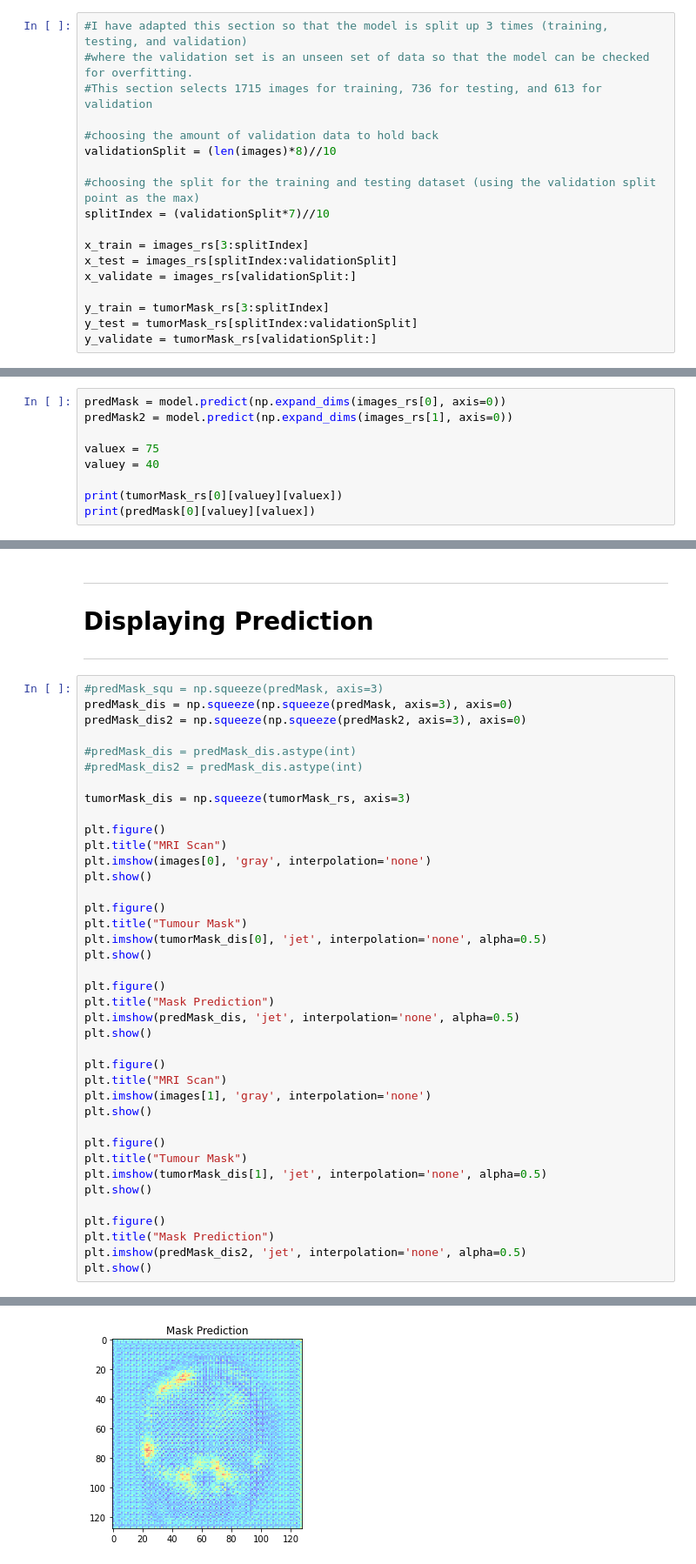
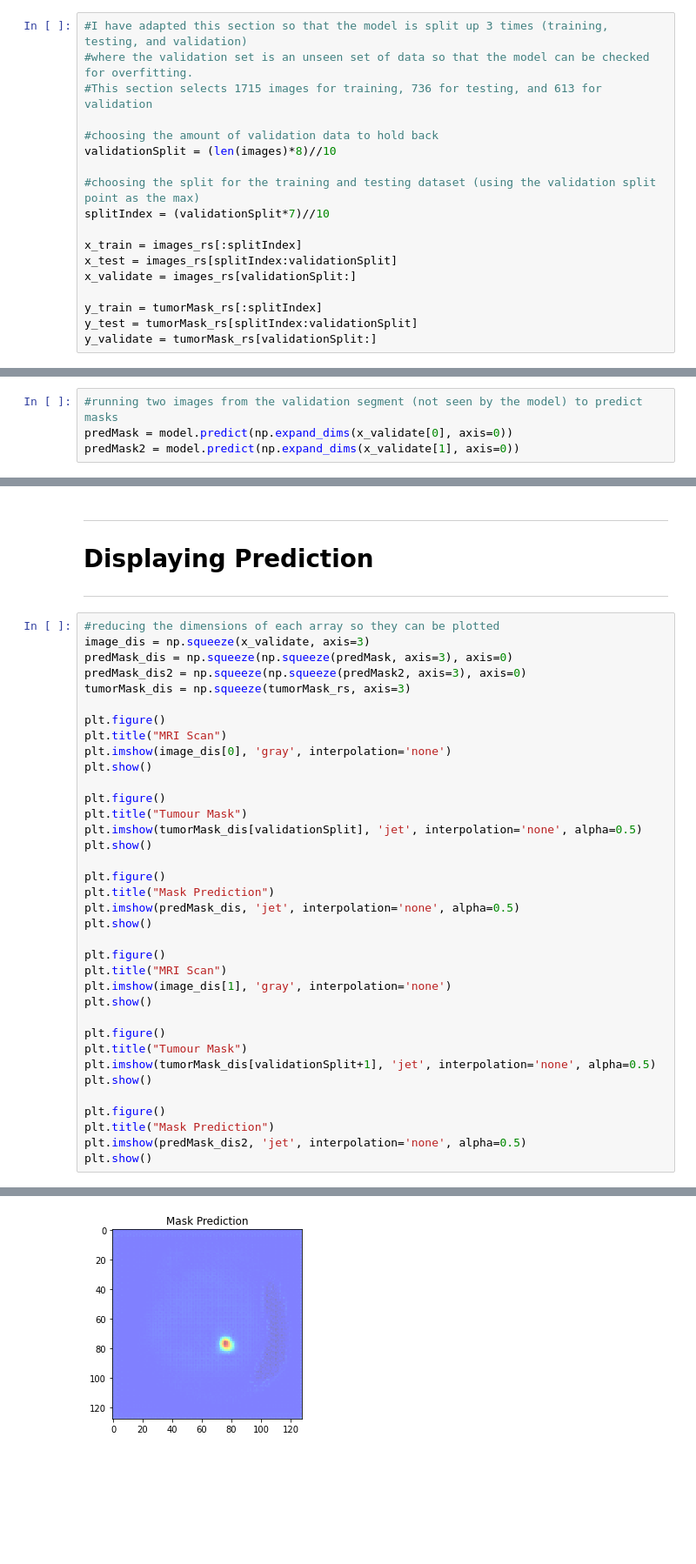
Before and after one commit to jw01324/COM3025, a Jupyter notebook: COM3025.ipynb, the cells around one changed output, grey strips where cells are left out. Shown: that part at 87% size. Drawn from its saved outputs; the diff is of its cells as text; blank space fills up the shorter version.

Commit message:
Commented, and took images to predict from the validation set

```diff
--- a/COM3025.ipynb
+++ b/COM3025.ipynb
@@ -192,11 +183,11 @@ validationSplit = (len(images)*8)//10
 #choosing the split for the training and testing dataset (using the validation split point as the max)
 splitIndex = (validationSplit*7)//10
 
-x_train = images_rs[3:splitIndex]
+x_train = images_rs[:splitIndex]
 x_test = images_rs[splitIndex:validationSplit]
 x_validate = images_rs[validationSplit:]
 
-y_train = tumorMask_rs[3:splitIndex]
+y_train = tumorMask_rs[:splitIndex]
 y_test = tumorMask_rs[splitIndex:validationSplit]
 y_validate = tumorMask_rs[validationSplit:]
 # %% [markdown]
@@ -351,11 +342,6 @@ Accuracy: 97.90%
 
 ---
 # %%
-predMask = model.predict(np.expand_dims(images_rs[0], axis=0))
-predMask2 = model.predict(np.expand_dims(images_rs[1], axis=0))
-
-valuex = 75
-valuey = 40
-
-print(tumorMask_rs[0][valuey][valuex])
-print(predMask[0][valuey][valuex])
+#running two images from the validation segment (not seen by the model) to predict masks
+predMask = model.predict(np.expand_dims(x_validate[0], axis=0))
+predMask2 = model.predict(np.expand_dims(x_validate[1], axis=0))
@@ -372,23 +355,20 @@ print(predMask[0][valuey][valuex])
 
 ---
 # %%
-#predMask_squ = np.squeeze(predMask, axis=3)
+#reducing the dimensions of each array so they can be plotted
+image_dis = np.squeeze(x_validate, axis=3)
 predMask_dis = np.squeeze(np.squeeze(predMask, axis=3), axis=0)
 predMask_dis2 = np.squeeze(np.squeeze(predMask2, axis=3), axis=0)
-
-#predMask_dis = predMask_dis.astype(int)
-#predMask_dis2 = predMask_dis.astype(int)
-
 tumorMask_dis = np.squeeze(tumorMask_rs, axis=3)
 
 plt.figure()
 plt.title("MRI Scan")
-plt.imshow(images[0], 'gray', interpolation='none')
+plt.imshow(image_dis[0], 'gray', interpolation='none')
 plt.show()
 
 plt.figure()
 plt.title("Tumour Mask")
-plt.imshow(tumorMask_dis[0], 'jet', interpolation='none', alpha=0.5)
+plt.imshow(tumorMask_dis[validationSplit], 'jet', interpolation='none', alpha=0.5)
 plt.show()
 
 plt.figure()
@@ -398,12 +378,12 @@ plt.show()
 
 plt.figure()
 plt.title("MRI Scan")
-plt.imshow(images[1], 'gray', interpolation='none')
+plt.imshow(image_dis[1], 'gray', interpolation='none')
 plt.show()
 
 plt.figure()
 plt.title("Tumour Mask")
-plt.imshow(tumorMask_dis[1], 'jet', interpolation='none', alpha=0.5)
+plt.imshow(tumorMask_dis[validationSplit+1], 'jet', interpolation='none', alpha=0.5)
 plt.show()
 
 plt.figure()
@@ -416 +397 @@ plt.show()
-[figure, old version]
+[figure, new version]
```
Also changed, not shown: parts of 10 cells of this notebook.
